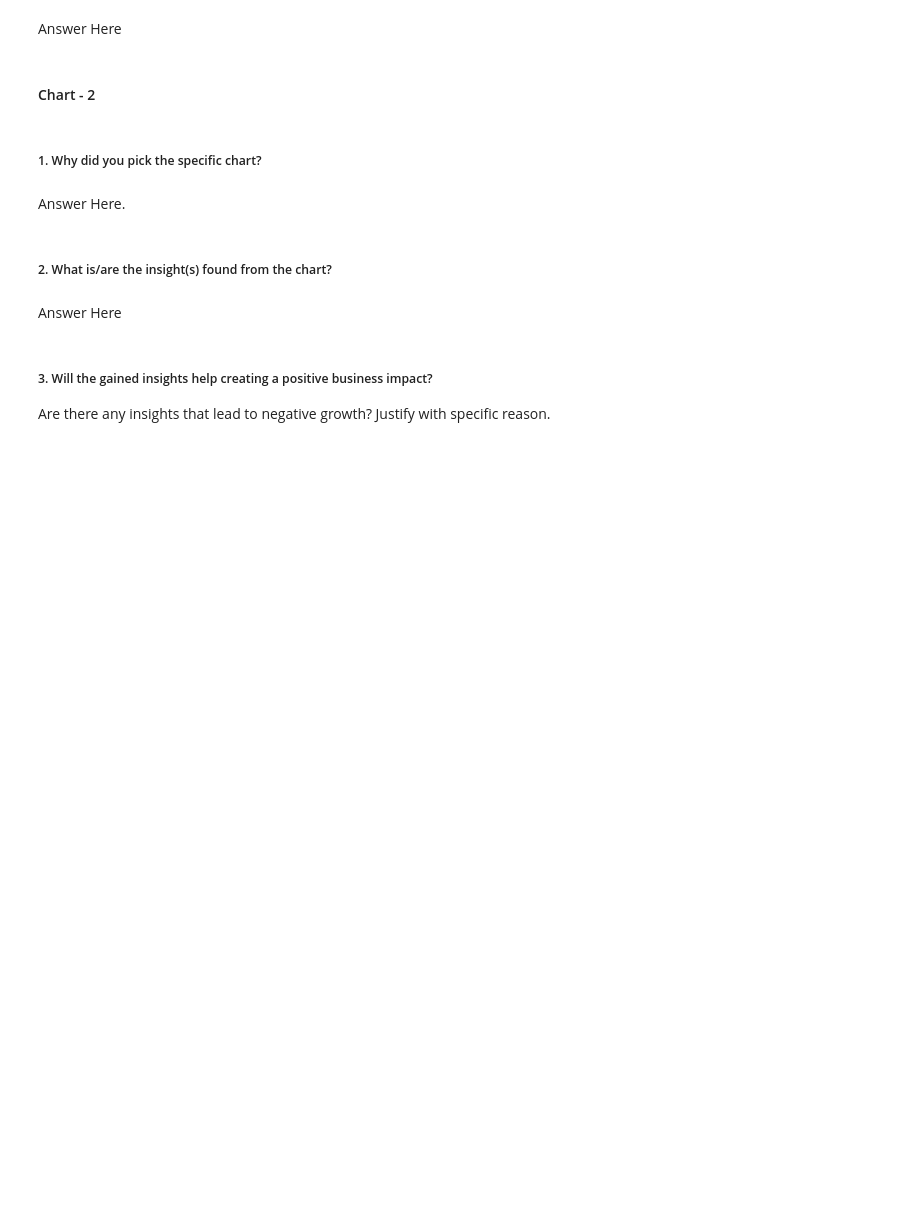
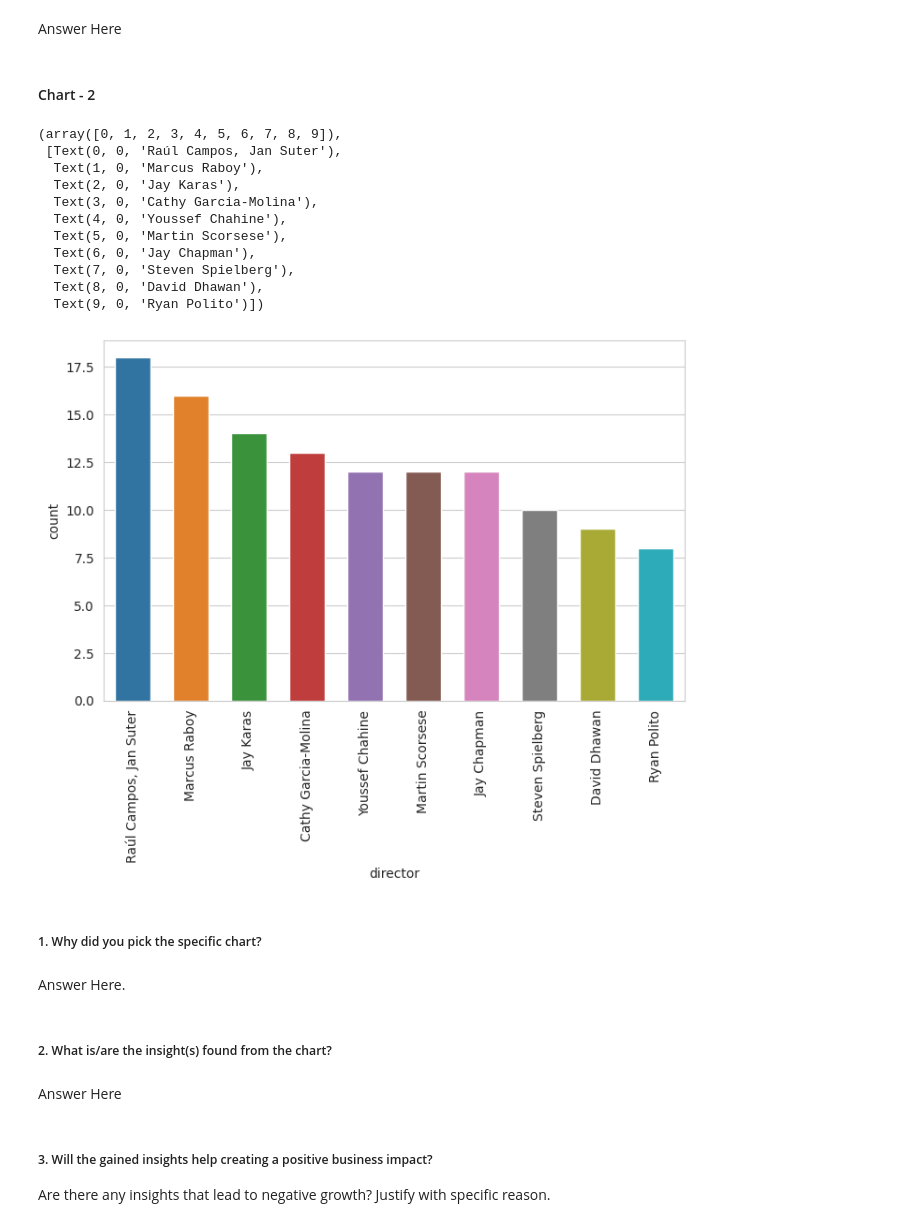
Before and after one commit to vedanttule134/Netflix-Movies-And-TV-Shows-Clustering, a Jupyter notebook: Netflix_Movies_And_TV_Shows_Clustering.ipynb, the cells around one changed output. Saved outputs shown, nothing was run; the diff lists cells and outputs as text; code cells hidden in the pictures; blank space fills up the shorter version.

```diff
--- a/Netflix_Movies_And_TV_Shows_Clustering.ipynb
+++ b/Netflix_Movies_And_TV_Shows_Clustering.ipynb
@@ -299,3 +300,29 @@ Answer Here
+# %%
+# Chart - 2 visualization code
+# Excluding the Unknown values which we filled while data wrangling
+filtered_df = df[df['director'] != 'Unknown']
+# %%
+# Chart - 2 visualization code
+top_10_directors = filtered_df['director'].value_counts().head(10)
+top_10_directors = top_10_directors.reset_index()
+top_10_directors.columns = ['director', 'count']
+# %%
+plt.subplots(figsize=(8, 5))
+sns.barplot(x='director', y='count', data=top_10_directors, width = 0.6)
+plt.xticks(rotation=90)
+# %% [output]
+(array([0, 1, 2, 3, 4, 5, 6, 7, 8, 9]),
+ [Text(0, 0, 'Raúl Campos, Jan Suter'),
+  Text(1, 0, 'Marcus Raboy'),
+  Text(2, 0, 'Jay Karas'),
+  Text(3, 0, 'Cathy Garcia-Molina'),
+  Text(4, 0, 'Youssef Chahine'),
+  Text(5, 0, 'Martin Scorsese'),
+  Text(6, 0, 'Jay Chapman'),
+  Text(7, 0, 'Steven Spielberg'),
+  Text(8, 0, 'David Dhawan'),
+  Text(9, 0, 'Ryan Polito')])
+[figure, added]
 # %% [markdown]
 ##### 1. Why did you pick the specific chart?
 # %% [markdown]
```
Also changed, not shown: parts of 9 cells of this notebook.
